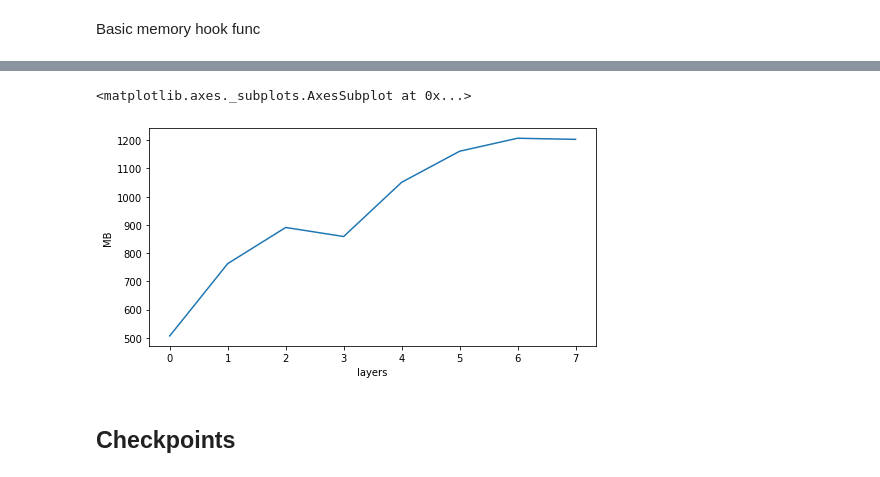
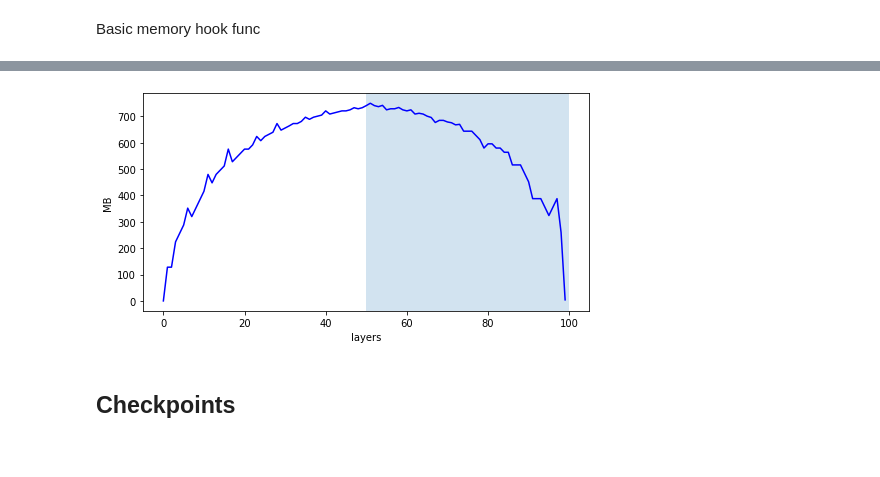
Before and after one commit to tcapelle/resnet_checkpoints, a Jupyter notebook: 00_core.ipynb, the cells around one changed output, grey strips where cells are left out. Cells and saved outputs as stored; diff of their text form; code cells hidden in the pictures.

```diff
--- a/00_core.ipynb
+++ b/00_core.ipynb
@@ -67,13 +118,36 @@ plot_mem(fhooks)
+# %%
+fhooks = Hooks(get_leafs(model[0]), mem_func)
+bhooks = Hooks(get_leafs(model[0])[::-1], mem_func, is_forward=False)
 # %%
-with Hooks(model[0], mem_func, is_forward=False) as bhooks:
-    out = model(x)
-    loss = out.sum()
-    loss.backward()
+out = model(x)
+loss = out.sum()
+loss.backward()
-# %%
-plot_mem(bhooks)
-# %% [output]
-<matplotlib.axes._subplots.AxesSubplot at 0x...>
-[figure, removed]
+# %%
+fhooks.remove()
+bhooks.remove()
+# %%
+@delegates(plt.subplots)
+def profile_memory(model, x, ax=None, color='b', **kwargs):
+    fhooks = Hooks(get_leafs(model), mem_func)
+    bhooks = Hooks(get_leafs(model)[::-1], mem_func, is_forward=False)
+    out = model(x)
+    loss = out.sum()
+    loss.backward()
+    if ax is None:
+        _, ax = plt.subplots(figsize=(8,4), **kwargs)
+    fdf = get_pass_mem(fhooks)
+    bdf = get_pass_mem(bhooks)
+    df = pd.concat([fdf, bdf]).reset_index(drop=True)
+    df -= df.min()
+    df.plot(ax=ax, color=color)
+    ax.axvspan(len(fdf), len(fdf)+len(bdf), alpha=0.2)
+    ax.set_xlabel('layers')
+    ax.set_ylabel('MB');
+    return ax
+# %%
+ax = profile_memory(model[0],x)
+# %% [output]
+[figure, added]
 # %% [markdown]
 ## Checkpoints
 # %%
```
Also changed, not shown: parts of 24 cells of this notebook.
